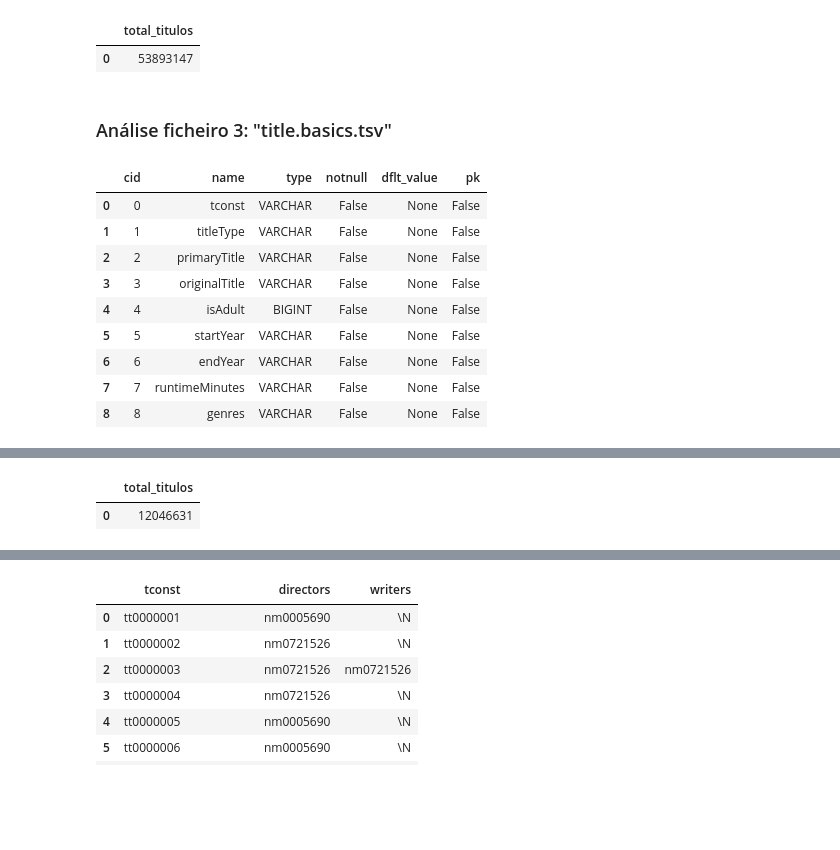
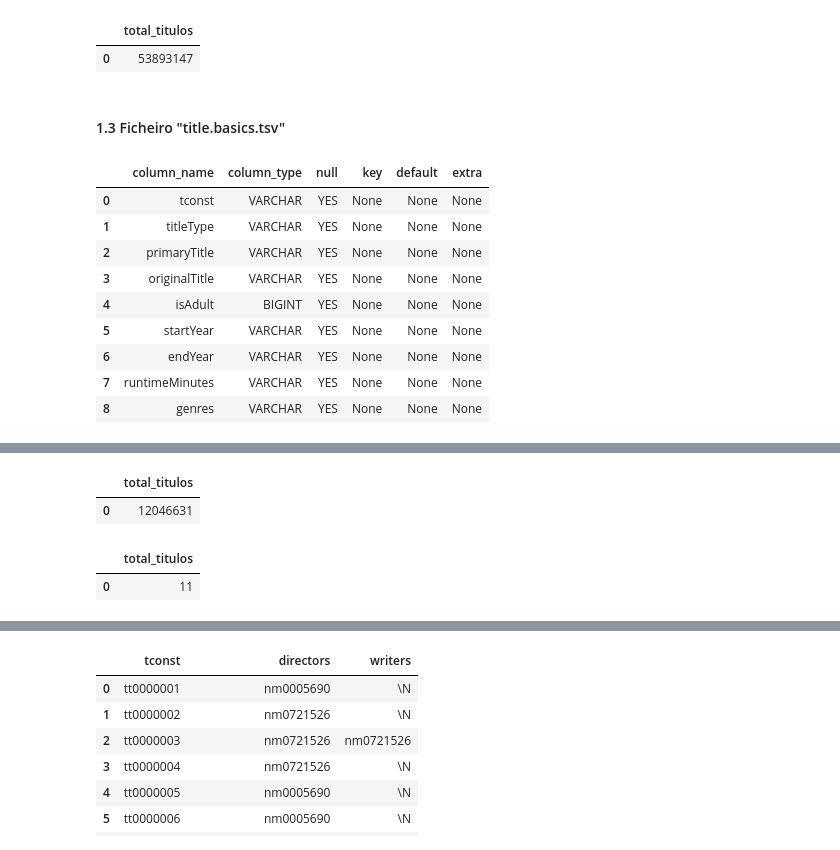
Before and after one commit to sergiopatinha/BigDataFoundations, a Jupyter notebook: notebooks/1.7 - Data Enrichment.ipynb, the cells around one changed output, grey strips where cells are left out. Saved outputs shown, nothing was run; the diff lists cells and outputs as text; code cells hidden in the pictures; blank space fills up the shorter version.

```diff
--- a/notebooks/1.7 - Data Enrichment.ipynb
+++ b/notebooks/1.7 - Data Enrichment.ipynb
@@ -9,9 +9,10 @@ import matplotlib.pyplot as plt
 import numpy as np
 
 # cria ou liga se já existir:
-#con = duckdb.connect("movielens100K.duckdb")
+con = duckdb.connect("movielens100K.duckdb")
+
 #criamos um ficheiro duckdb diferent porque se calhar nem todas as tabelas irão ser juntas às tabelas do movielens
-con = duckdb.connect("imdb_dataset.duckdb")
+#con = duckdb.connect("imdb_dataset.duckdb")
 # %%
 IMDB_DIR = Path("..") / "data" / "Imdb"
 IMDB_DIR
@@ -183,6 +185,6 @@ FROM imdb_title_akas
 |  | total_titulos |
 | 0 | 53893147 |
 # %% [markdown]
-### Análise ficheiro 3: "title.basics.tsv"
+#### 1.3 Ficheiro "title.basics.tsv"
 # %%
 con.sql(f"""
@@ -191,18 +193,18 @@ SELECT *
 FROM read_csv_auto('{IMDB_DIR / "title.basics.tsv"}', delim='\t', header=TRUE)
 """)
 # %%
-con.sql("PRAGMA table_info('imdb_title_basics')").df()
+con.sql("describe imdb_title_basics").df()
 # %% [output]
-|  | cid | name | type | notnull | dflt_value | pk |
-| 0 | 0 | tconst | VARCHAR | False | None | False |
-| 1 | 1 | titleType | VARCHAR | False | None | False |
-| 2 | 2 | primaryTitle | VARCHAR | False | None | False |
-| 3 | 3 | originalTitle | VARCHAR | False | None | False |
-| 4 | 4 | isAdult | BIGINT | False | None | False |
-| 5 | 5 | startYear | VARCHAR | False | None | False |
-| 6 | 6 | endYear | VARCHAR | False | None | False |
-| 7 | 7 | runtimeMinutes | VARCHAR | False | None | False |
-| 8 | 8 | genres | VARCHAR | False | None | False |
+|  | column_name | column_type | null | key | default | extra |
+| 0 | tconst | VARCHAR | YES | None | None | None |
+| 1 | titleType | VARCHAR | YES | None | None | None |
+| 2 | primaryTitle | VARCHAR | YES | None | None | None |
+| 3 | originalTitle | VARCHAR | YES | None | None | None |
+| 4 | isAdult | BIGINT | YES | None | None | None |
+| 5 | startYear | VARCHAR | YES | None | None | None |
+| 6 | endYear | VARCHAR | YES | None | None | None |
+| 7 | runtimeMinutes | VARCHAR | YES | None | None | None |
+| 8 | genres | VARCHAR | YES | None | None | None |
 # %%
 con.sql("SELECT * FROM imdb_title_basics LIMIT 10").df()
 # %% [output]
@@ -227,3 +229,13 @@ FROM imdb_title_basics
 # %% [output]
 |  | total_titulos |
 | 0 | 12046631 |
+# %%
+#quantos filmes tem esta database?
+con.sql("""
+SELECT COUNT(DISTINCT titleType) AS total_titulos
+FROM imdb_title_basics
+""").df()
+#12 milhões 46 mil e 631.
+# %% [output]
+|  | total_titulos |
+| 0 | 11 |
```
Also changed, not shown: parts of 62 cells of this notebook, 1 other file.
